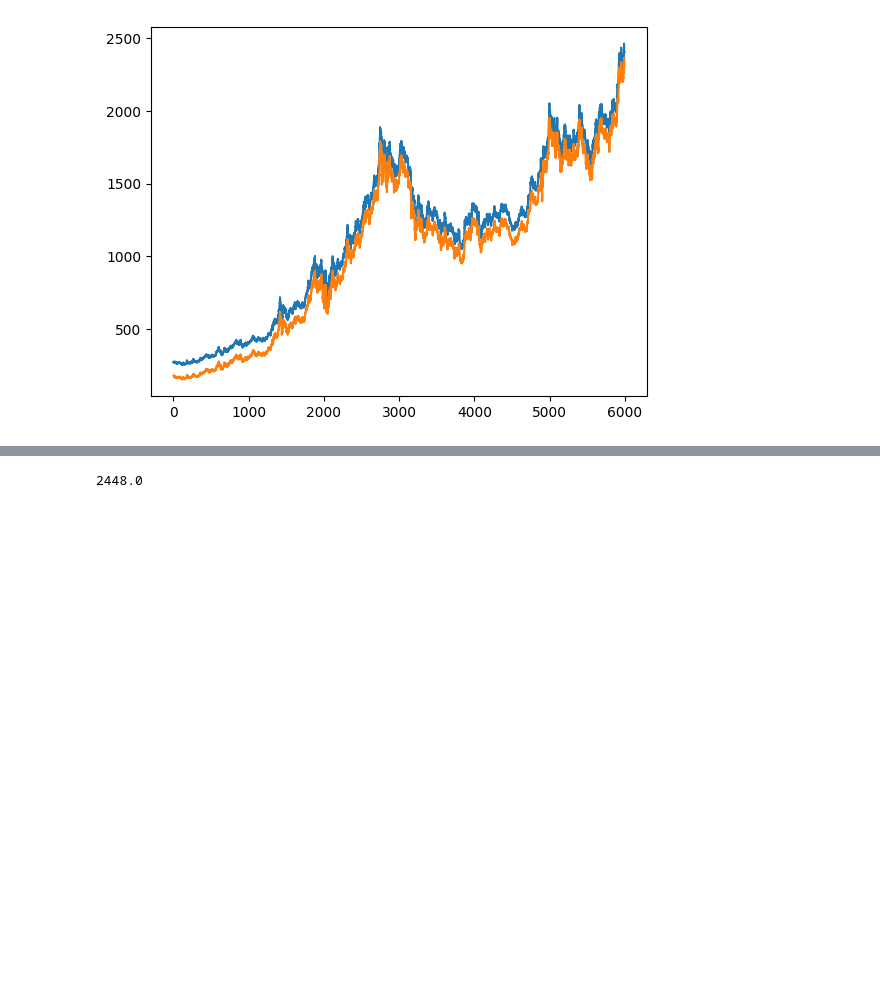
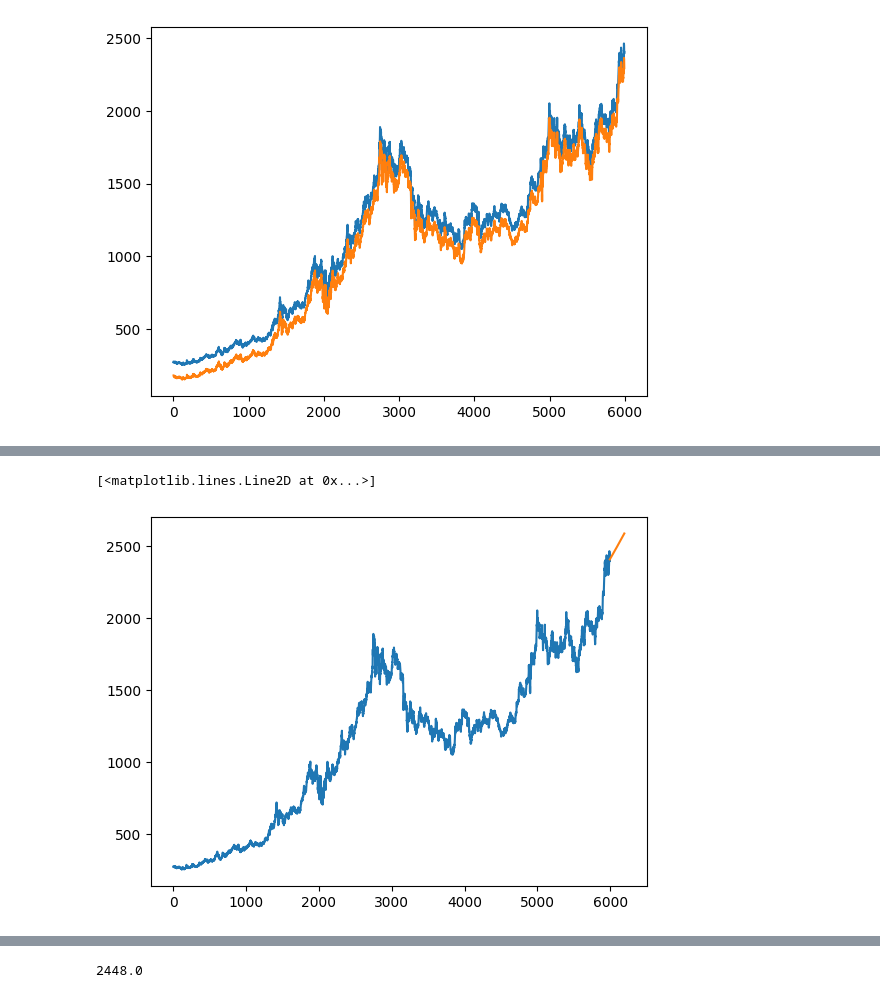
Before and after one commit to bahram3000/all_project, a Jupyter notebook: clean_project/pre_test_my_pakage_func.ipynb, the cells around one changed output, grey strips where cells are left out. Cells and saved outputs as stored; diff of their text form; code cells hidden in the pictures; blank space fills up the shorter version.

```diff
--- a/clean_project/pre_test_my_pakage_func.ipynb
+++ b/clean_project/pre_test_my_pakage_func.ipynb
@@ -845,6 +871,14 @@ def blind_exp_smooth_curve1d(inp_ser, look_forward: int = 1):
         men_back = mean_exp(exp_change(inp_ser[:i]))
         out_data[i] = inp_ser[0] * (men_back ** i)
     return out_data
+# %%
+def exp_smooth_predict_final(inp_ser, forward_walk: int = 1):
+    ln = len(inp_ser)
+    out_data = np.array([np.nan] * (ln + forward_walk))
+    men_f = mean_exp(exp_change(inp_ser))
+    for i in range(ln, ln + forward_walk):
+        out_data[i] = inp_ser[0] * (men_f ** i)
+    return out_data
 # %%
 exp_smooth_curve1d(bclose, period=1000)
 # %% [output]
@@ -899,0 +934,6 @@ plt.plot((bclose - besc1)[-100:])
+# %%
+plt.plot(bclose)
+plt.plot(espf)
+# %% [output]
+[<matplotlib.lines.Line2D at 0x...>]
+[figure, added]
```
Also changed, not shown: parts of 32 cells of this notebook, 1 other file.
